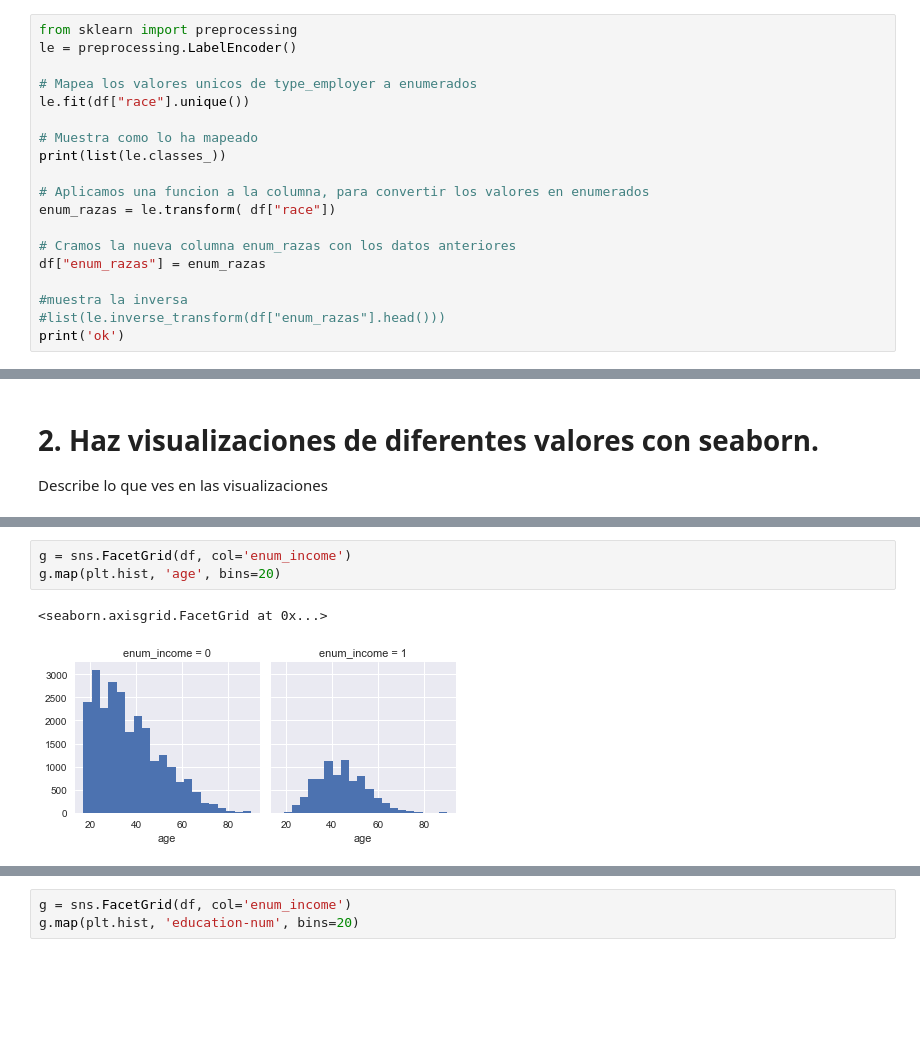
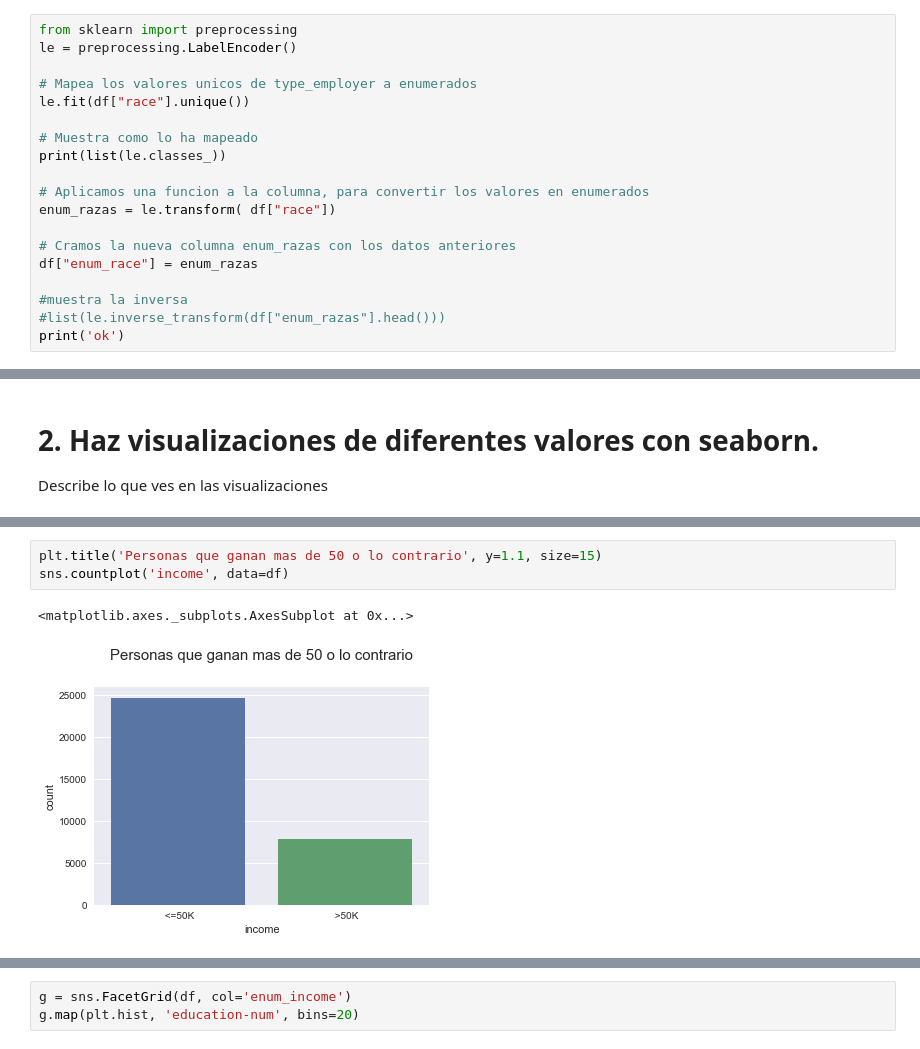
Before and after one commit to cristhro/Python_Machine_Learning, a Jupyter notebook: ejercicio 2/Ejercicio_2.ipynb, the cells around one changed output, grey strips where cells are left out. Saved outputs shown, nothing was run; the diff lists cells and outputs as text; blank space fills up the shorter version.

Commit message:
ADD nuevas visualizaciones de contadores y medias

```diff
--- a/ejercicio 2/Ejercicio_2.ipynb
+++ b/ejercicio 2/Ejercicio_2.ipynb
@@ -103,7 +103,7 @@ print(list(le.classes_))
 enum_razas = le.transform( df["race"])
 
 # Cramos la nueva columna enum_razas con los datos anteriores
-df["enum_razas"] = enum_razas
+df["enum_race"] = enum_razas
 
 #muestra la inversa
 #list(le.inverse_transform(df["enum_razas"].head()))
@@ -227,6 +206,6 @@ plot_correlation_map( df )
-# %%
-g = sns.FacetGrid(df, col='enum_income')
-g.map(plt.hist, 'age', bins=20)
-# %% [output]
-<seaborn.axisgrid.FacetGrid at 0x...>
-[figure, removed]
+# %%
+plt.title('Personas que ganan mas de 50 o lo contrario', y=1.1, size=15)
+sns.countplot('income', data=df)
+# %% [output]
+<matplotlib.axes._subplots.AxesSubplot at 0x...>
+[figure, added]
```
Also changed, not shown: parts of 25 cells of this notebook.
